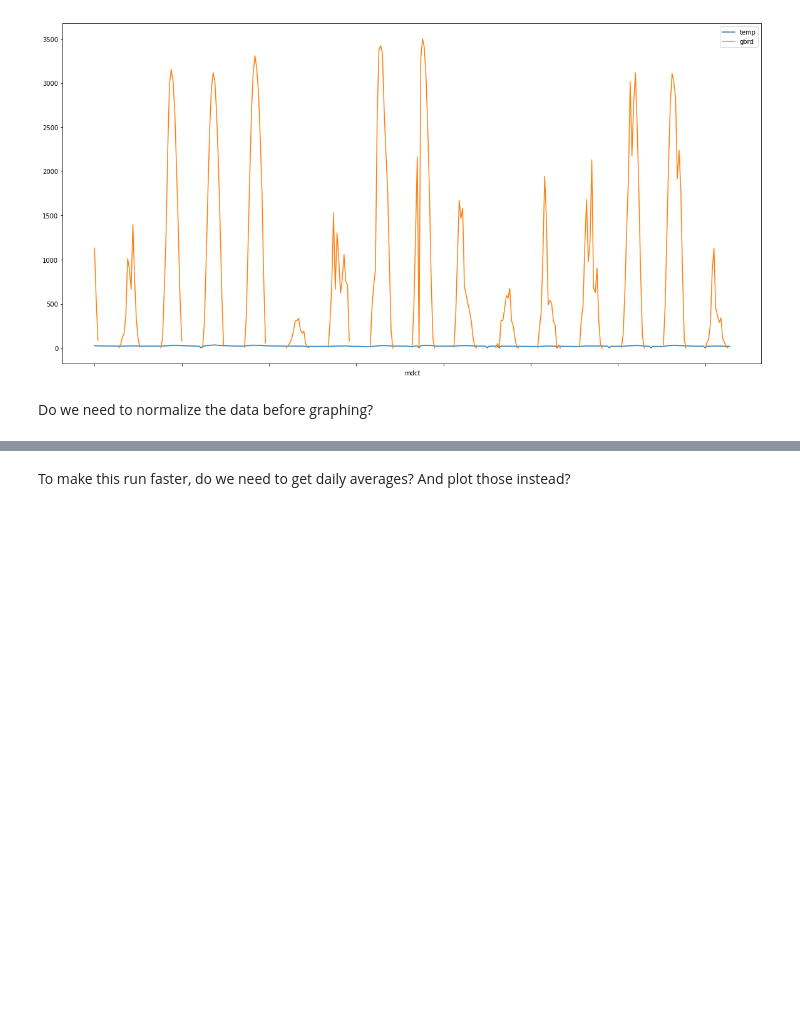
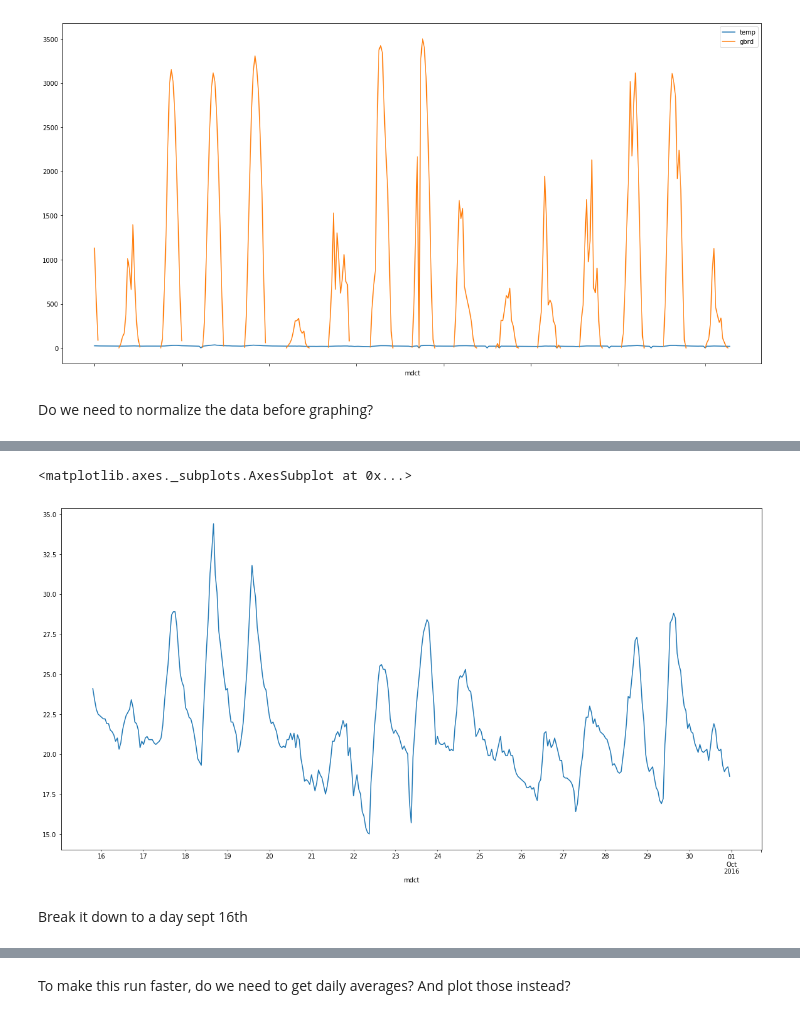
Before and after one commit to sanjayr1/Data_Tools_Brazil_Weather, a Jupyter notebook: Data_exploration.ipynb, the cells around one changed output, grey strips where cells are left out. Cells and saved outputs as stored; diff of their text form; code cells hidden in the pictures; blank space fills up the shorter version.

```diff
--- a/Data_exploration.ipynb
+++ b/Data_exploration.ipynb
@@ -394,0 +443,2 @@ Do we need to normalize the data before graphing?
+# %%
+station_384_temp.index = pd.to_datetime(station_384_temp.index)
@@ -394,0 +447,4 @@ Do we need to normalize the data before graphing?
+# %%
+# Interpolate data to fill empty values
+station_384_temp.interpolate('time', inplace=True, limit_direction='both')
+station_384_temp
@@ -394,0 +469,8 @@ Do we need to normalize the data before graphing?
+# %%
+plt.rcParams['figure.figsize'] = (20, 10)
+station_384_temp.plot()
+# %% [output]
+<matplotlib.axes._subplots.AxesSubplot at 0x...>
+[figure, added]
+# %% [markdown]
+Break it down to a day sept 16th
```
Also changed, not shown: parts of 20 cells of this notebook.
